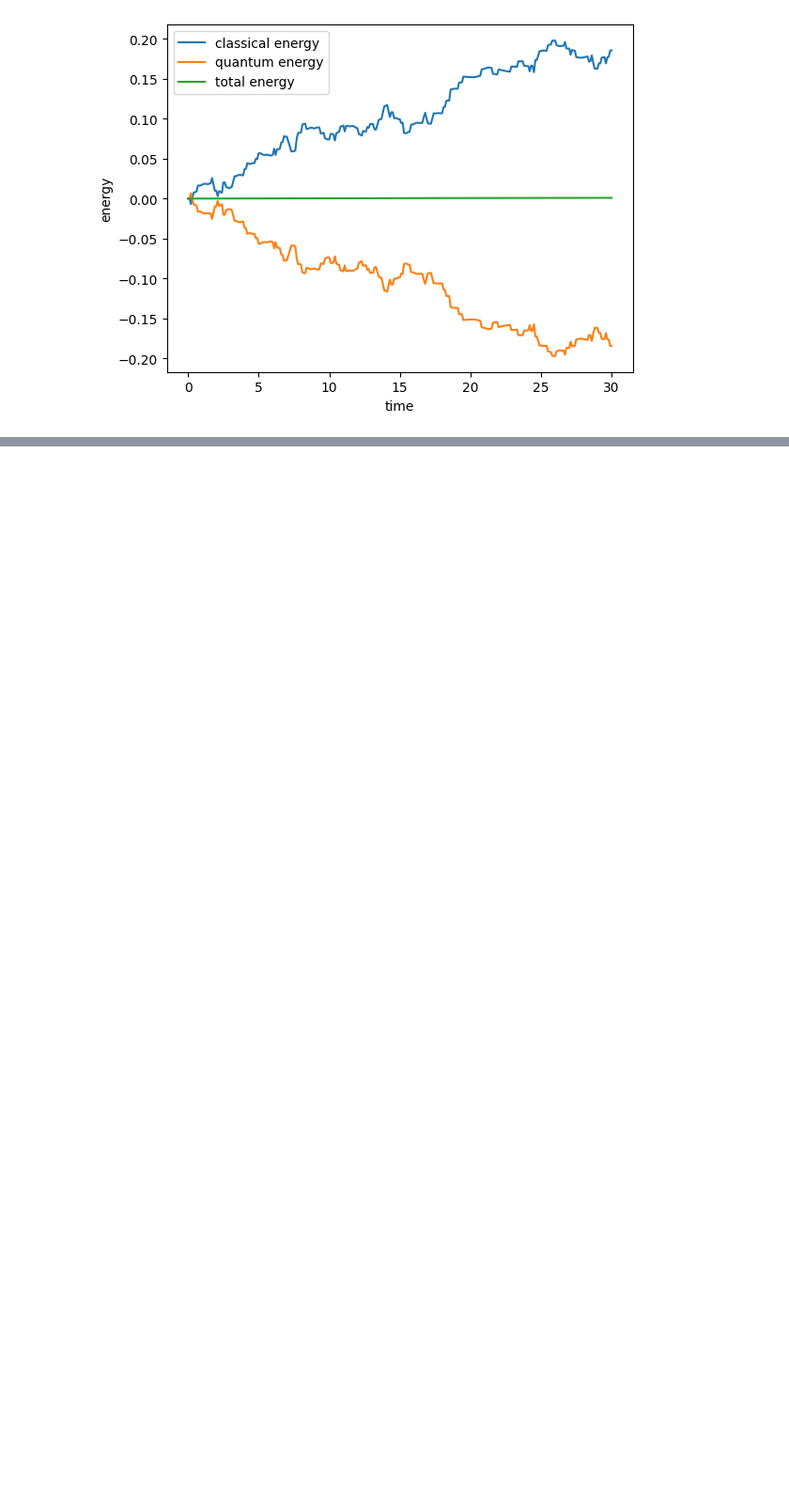
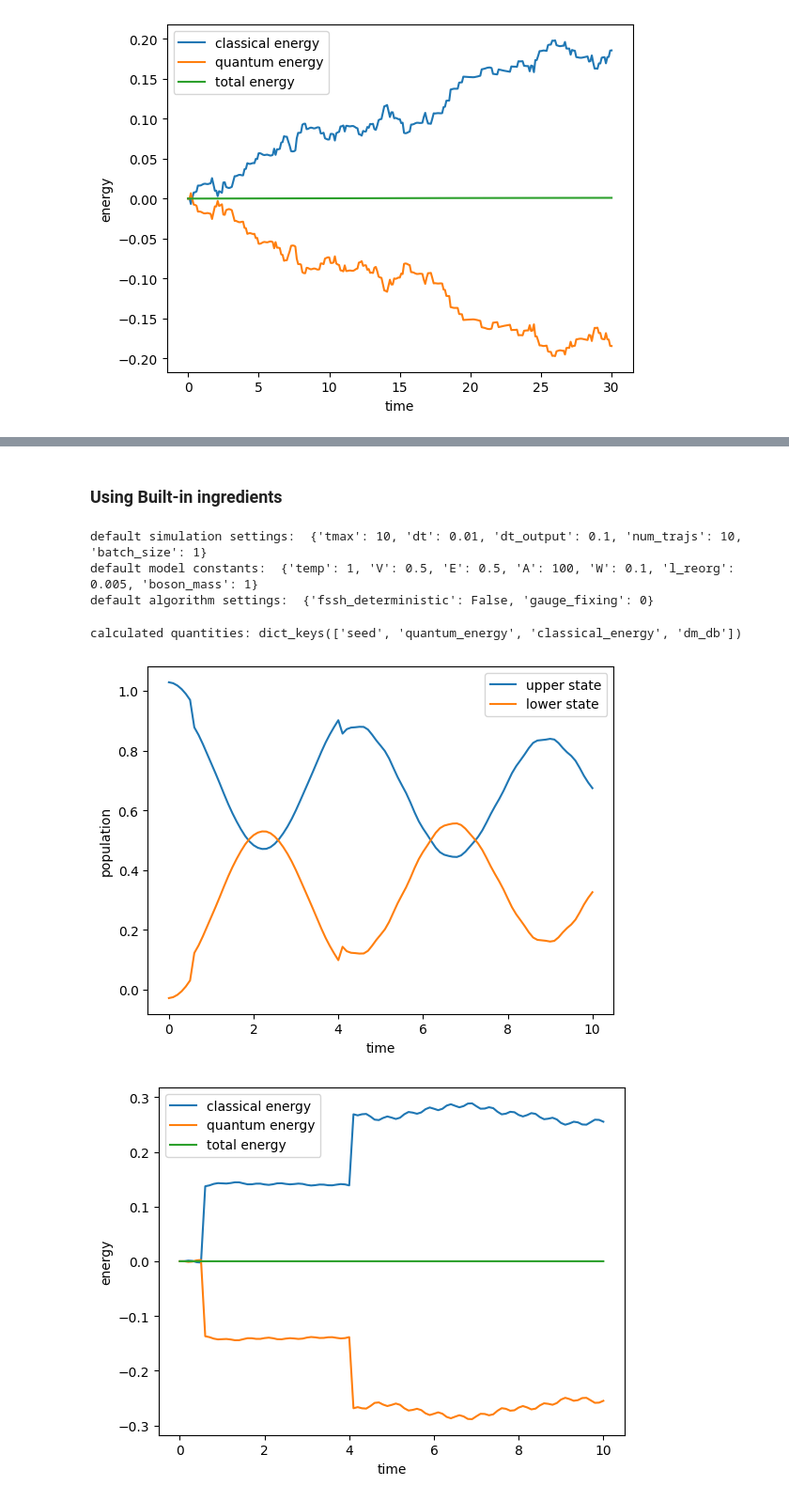
Before and after one commit to tempelaar-team/qclab-dev, a Jupyter notebook: examples/docs_example.ipynb, the cells around one changed output, grey strips where cells are left out. Shown at 94% size. Drawn from its saved outputs; the diff is of its cells as text; code cells hidden in the pictures; blank space fills up the shorter version.

```diff
--- a/examples/docs_example.ipynb
+++ b/examples/docs_example.ipynb
@@ -489,0 +529,2 @@ KeyboardInterrupt:
+# %% [markdown]
+### Using Built-in ingredients
@@ -489,0 +583,62 @@ KeyboardInterrupt:
+# %%
+import numpy as np
+import matplotlib.pyplot as plt
+from qc_lab import Simulation
+from qc_lab.algorithms import MeanField, FewestSwitchesSurfaceHopping
+from qc_lab.dynamics import serial_driver, parallel_driver_multiprocessing
+from qc_lab.models import SpinBoson
+
+# instantiate a simulation
+sim = Simulation()
+print('default simulation settings: ', sim.default_settings)
+
+# change settings to customize simulation
+sim.settings.num_trajs = 10
+sim.settings.batch_size = 10
+sim.settings.tmax = 10
+sim.settings.dt = 0.001
+
+# instantiate a model
+sim.model = UpgradedBuiltInSpinBoson()
+print('default model constants: ', sim.model.default_constants) # print out default constants
+
+# instantiate an algorithm
+#sim.algorithm = MeanField()
+sim.algorithm = FewestSwitchesSurfaceHopping()
+print('default algorithm settings: ', sim.algorithm.default_settings) # print out default settings
+
+
+
+# define an initial diabatic wavefunction
+sim.state.wf_db = np.array([1, 0], dtype=complex)
+
+# run the simulation
+data = serial_driver(sim)
+# %% [output]
+default simulation settings:  {'tmax': 10, 'dt': 0.01, 'dt_output': 0.1, 'num_trajs': 10, 'batch_size': 1}
+default model constants:  {'temp': 1, 'V': 0.5, 'E': 0.5, 'A': 100, 'W': 0.1, 'l_reorg': 0.005, 'boson_mass': 1}
+default algorithm settings:  {'fssh_deterministic': False, 'gauge_fixing': 0}
+# %%
+print('calculated quantities:', data.data_dic.keys())
+num_trajs = len(data.data_dic['seed'])
+classical_energy = data.data_dic['classical_energy']/num_trajs
+quantum_energy = data.data_dic['quantum_energy']/num_trajs
+populations = np.real(np.einsum('tii->ti', data.data_dic['dm_db']/num_trajs))
+time = sim.settings.tdat_output
+plt.plot(time, populations[:,0], label='upper state')
+plt.plot(time, populations[:,1], label='lower state')
+plt.xlabel('time')
+plt.ylabel('population')
+plt.legend()
+plt.show()
+plt.plot(time, classical_energy - classical_energy[0], label='classical energy')
+plt.plot(time, quantum_energy - quantum_energy[0], label='quantum energy')
+plt.plot(time, classical_energy + quantum_energy - classical_energy[0] - quantum_energy[0], label='total energy')
+plt.xlabel('time')
+plt.ylabel('energy')
+plt.legend()
+plt.show()
+# %% [output]
+calculated quantities: dict_keys(['seed', 'quantum_energy', 'classical_energy', 'dm_db'])
+[figure, added]
+[figure, added]
```
Also changed, not shown: parts of 23 cells of this notebook, 36 other files.
